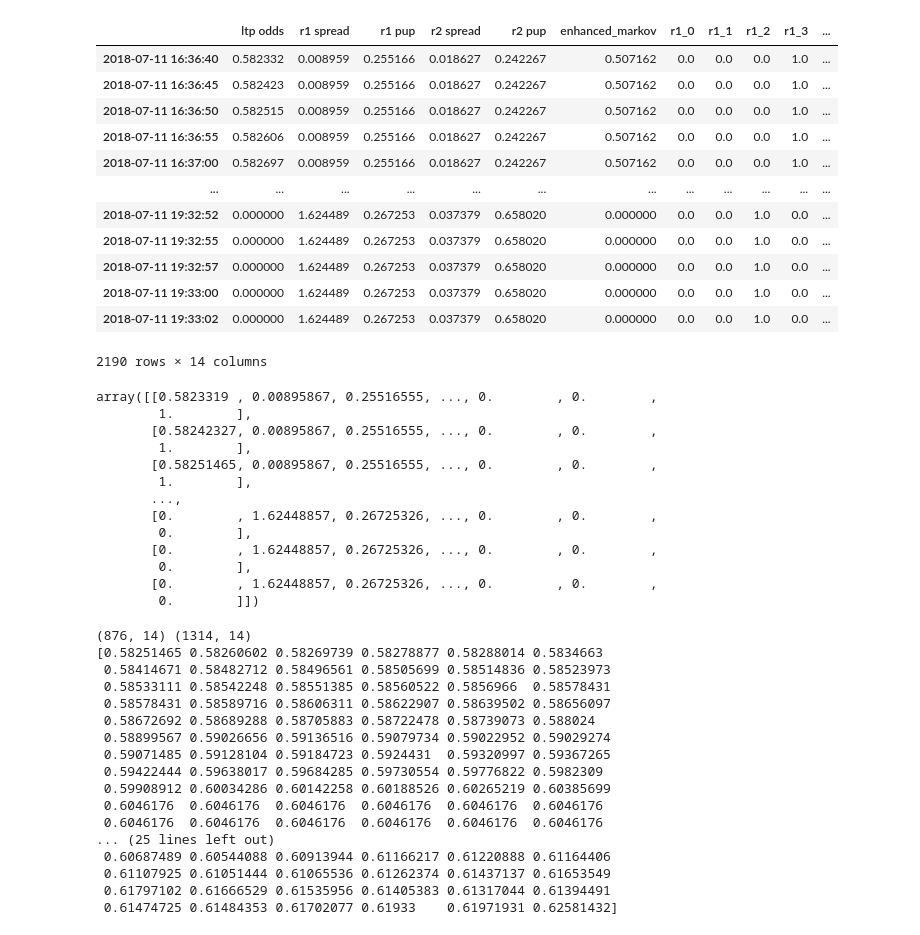
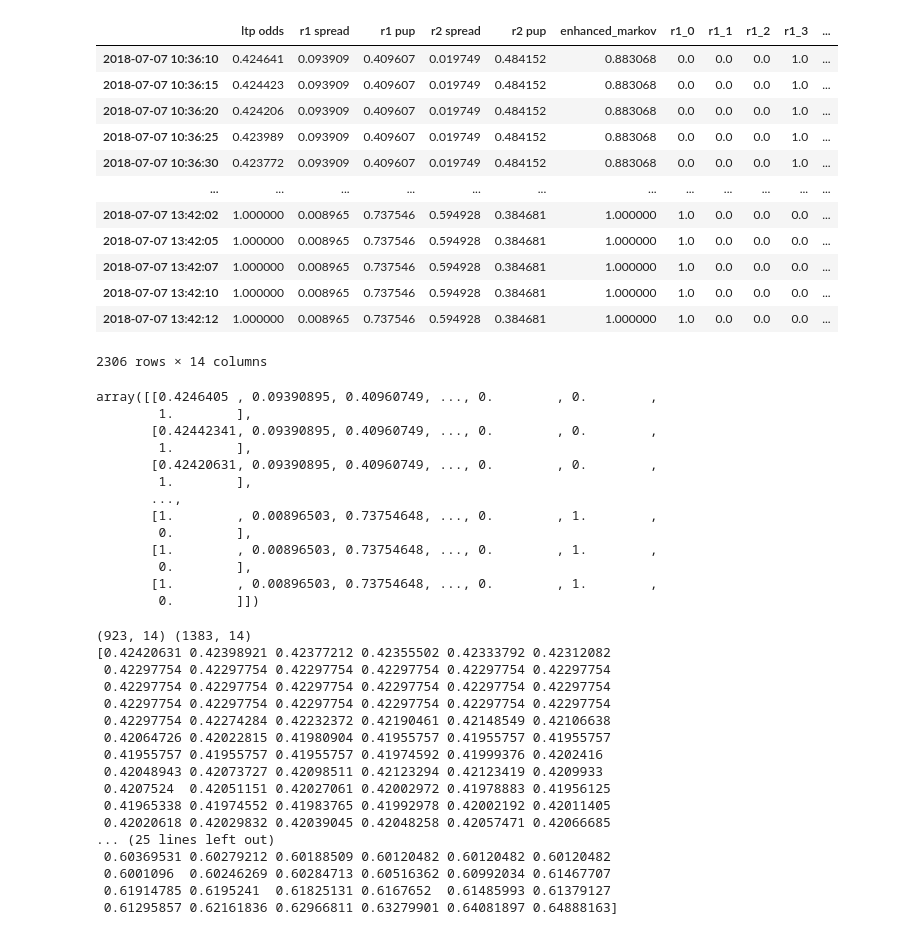
Before and after one commit to dyce135/Algorithmic_Tennis_Betting, a Jupyter notebook: model_benchmark.ipynb, the cells around one changed output. Drawn from its saved outputs; the diff is of its cells as text; code cells hidden in the pictures.

```diff
--- a/model_benchmark.ipynb
+++ b/model_benchmark.ipynb
@@ -17,36 +19,36 @@ To enable the following instructions: AVX2 AVX512F AVX512_VNNI FMA, in other ope
 # %%
-df = pd.read_csv('Data/Train/4105819v2474763.csv', index_col=0)
+df = pd.read_csv('Data/Train/2249345v4423910.csv', index_col=0)
 df
 # %% [output]
 |  | ltp odds | r1 spread | r1 pup | r2 spread | r2 pup | enhanced_markov | r1_0 | r1_1 | r1_2 | r1_3 | ... |
-| 2018-07-11 16:36:40 | 0.582332 | 0.008959 | 0.255166 | 0.018627 | 0.242267 | 0.507162 | 0.0 | 0.0 | 0.0 | 1.0 | ... |
-| 2018-07-11 16:36:45 | 0.582423 | 0.008959 | 0.255166 | 0.018627 | 0.242267 | 0.507162 | 0.0 | 0.0 | 0.0 | 1.0 | ... |
-| 2018-07-11 16:36:50 | 0.582515 | 0.008959 | 0.255166 | 0.018627 | 0.242267 | 0.507162 | 0.0 | 0.0 | 0.0 | 1.0 | ... |
-| 2018-07-11 16:36:55 | 0.582606 | 0.008959 | 0.255166 | 0.018627 | 0.242267 | 0.507162 | 0.0 | 0.0 | 0.0 | 1.0 | ... |
-| 2018-07-11 16:37:00 | 0.582697 | 0.008959 | 0.255166 | 0.018627 | 0.242267 | 0.507162 | 0.0 | 0.0 | 0.0 | 1.0 | ... |
+| 2018-07-07 10:36:10 | 0.424641 | 0.093909 | 0.409607 | 0.019749 | 0.484152 | 0.883068 | 0.0 | 0.0 | 0.0 | 1.0 | ... |
+| 2018-07-07 10:36:15 | 0.424423 | 0.093909 | 0.409607 | 0.019749 | 0.484152 | 0.883068 | 0.0 | 0.0 | 0.0 | 1.0 | ... |
+| 2018-07-07 10:36:20 | 0.424206 | 0.093909 | 0.409607 | 0.019749 | 0.484152 | 0.883068 | 0.0 | 0.0 | 0.0 | 1.0 | ... |
+| 2018-07-07 10:36:25 | 0.423989 | 0.093909 | 0.409607 | 0.019749 | 0.484152 | 0.883068 | 0.0 | 0.0 | 0.0 | 1.0 | ... |
+| 2018-07-07 10:36:30 | 0.423772 | 0.093909 | 0.409607 | 0.019749 | 0.484152 | 0.883068 | 0.0 | 0.0 | 0.0 | 1.0 | ... |
 | ... | ... | ... | ... | ... | ... | ... | ... | ... | ... | ... | ... |
-| 2018-07-11 19:32:52 | 0.000000 | 1.624489 | 0.267253 | 0.037379 | 0.658020 | 0.000000 | 0.0 | 0.0 | 1.0 | 0.0 | ... |
-| 2018-07-11 19:32:55 | 0.000000 | 1.624489 | 0.267253 | 0.037379 | 0.658020 | 0.000000 | 0.0 | 0.0 | 1.0 | 0.0 | ... |
-| 2018-07-11 19:32:57 | 0.000000 | 1.624489 | 0.267253 | 0.037379 | 0.658020 | 0.000000 | 0.0 | 0.0 | 1.0 | 0.0 | ... |
-| 2018-07-11 19:33:00 | 0.000000 | 1.624489 | 0.267253 | 0.037379 | 0.658020 | 0.000000 | 0.0 | 0.0 | 1.0 | 0.0 | ... |
-| 2018-07-11 19:33:02 | 0.000000 | 1.624489 | 0.267253 | 0.037379 | 0.658020 | 0.000000 | 0.0 | 0.0 | 1.0 | 0.0 | ... |
+| 2018-07-07 13:42:02 | 1.000000 | 0.008965 | 0.737546 | 0.594928 | 0.384681 | 1.000000 | 1.0 | 0.0 | 0.0 | 0.0 | ... |
+| 2018-07-07 13:42:05 | 1.000000 | 0.008965 | 0.737546 | 0.594928 | 0.384681 | 1.000000 | 1.0 | 0.0 | 0.0 | 0.0 | ... |
+| 2018-07-07 13:42:07 | 1.000000 | 0.008965 | 0.737546 | 0.594928 | 0.384681 | 1.000000 | 1.0 | 0.0 | 0.0 | 0.0 | ... |
+| 2018-07-07 13:42:10 | 1.000000 | 0.008965 | 0.737546 | 0.594928 | 0.384681 | 1.000000 | 1.0 | 0.0 | 0.0 | 0.0 | ... |
+| 2018-07-07 13:42:12 | 1.000000 | 0.008965 | 0.737546 | 0.594928 | 0.384681 | 1.000000 | 1.0 | 0.0 | 0.0 | 0.0 | ... |
-2190 rows × 14 columns
+2306 rows × 14 columns
 # %%
 data = df.to_numpy()
 data
 # %% [output]
-array([[0.5823319 , 0.00895867, 0.25516555, ..., 0.        , 0.        ,
+array([[0.4246405 , 0.09390895, 0.40960749, ..., 0.        , 0.        ,
         1.        ],
-       [0.58242327, 0.00895867, 0.25516555, ..., 0.        , 0.        ,
+       [0.42442341, 0.09390895, 0.40960749, ..., 0.        , 0.        ,
         1.        ],
-       [0.58251465, 0.00895867, 0.25516555, ..., 0.        , 0.        ,
+       [0.42420631, 0.09390895, 0.40960749, ..., 0.        , 0.        ,
         1.        ],
        ...,
-       [0.        , 1.62448857, 0.26725326, ..., 0.        , 0.        ,
+       [1.        , 0.00896503, 0.73754648, ..., 0.        , 1.        ,
         0.        ],
-       [0.        , 1.62448857, 0.26725326, ..., 0.        , 0.        ,
+       [1.        , 0.00896503, 0.73754648, ..., 0.        , 1.        ,
         0.        ],
-       [0.        , 1.62448857, 0.26725326, ..., 0.        , 0.        ,
+       [1.        , 0.00896503, 0.73754648, ..., 0.        , 1.        ,
         0.        ]])
 # %%
 train, test = train_test_split(data, test_size=0.4, shuffle=False)
@@ -57,23 +59,23 @@ print(test.shape, train.shape)
 print(train_x[2,:,0])
 print(train_y[2,:,0])
 # %% [output]
-(876, 14) (1314, 14)
-[0.58251465 0.58260602 0.58269739 0.58278877 0.58288014 0.5834663
- 0.58414671 0.58482712 0.58496561 0.58505699 0.58514836 0.58523973
- 0.58533111 0.58542248 0.58551385 0.58560522 0.5856966  0.58578431
- 0.58578431 0.58589716 0.58606311 0.58622907 0.58639502 0.58656097
- 0.58672692 0.58689288 0.58705883 0.58722478 0.58739073 0.588024
- 0.58899567 0.59026656 0.59136516 0.59079734 0.59022952 0.59029274
- 0.59071485 0.59128104 0.59184723 0.5924431  0.59320997 0.59367265
- 0.59422444 0.59638017 0.59684285 0.59730554 0.59776822 0.5982309
- 0.59908912 0.60034286 0.60142258 0.60188526 0.60265219 0.60385699
- 0.6046176  0.6046176  0.6046176  0.6046176  0.6046176  0.6046176
- 0.6046176  0.6046176  0.6046176  0.6046176  0.6046176  0.6046176
+(923, 14) (1383, 14)
+[0.42420631 0.42398921 0.42377212 0.42355502 0.42333792 0.42312082
+ 0.42297754 0.42297754 0.42297754 0.42297754 0.42297754 0.42297754
+ 0.42297754 0.42297754 0.42297754 0.42297754 0.42297754 0.42297754
+ 0.42297754 0.42297754 0.42297754 0.42297754 0.42297754 0.42297754
+ 0.42297754 0.42274284 0.42232372 0.42190461 0.42148549 0.42106638
+ 0.42064726 0.42022815 0.41980904 0.41955757 0.41955757 0.41955757
+ 0.41955757 0.41955757 0.41955757 0.41974592 0.41999376 0.4202416
+ 0.42048943 0.42073727 0.42098511 0.42123294 0.42123419 0.4209933
+ 0.4207524  0.42051151 0.42027061 0.42002972 0.41978883 0.41956125
+ 0.41965338 0.41974552 0.41983765 0.41992978 0.42002192 0.42011405
+ 0.42020618 0.42029832 0.42039045 0.42048258 0.42057471 0.42066685
 ... (25 lines left out)
- 0.60687489 0.60544088 0.60913944 0.61166217 0.61220888 0.61164406
- 0.61107925 0.61051444 0.61065536 0.61262374 0.61437137 0.61653549
- 0.61797102 0.61666529 0.61535956 0.61405383 0.61317044 0.61394491
- 0.61474725 0.61484353 0.61702077 0.61933    0.61971931 0.62581432]
+ 0.60369531 0.60279212 0.60188509 0.60120482 0.60120482 0.60120482
+ 0.6001096  0.60246269 0.60284713 0.60516362 0.60992034 0.61467707
+ 0.61914785 0.6195241  0.61825131 0.6167652  0.61485993 0.61379127
+ 0.61295857 0.62161836 0.62966811 0.63279901 0.64081897 0.64888163]
 # %%
 hist = pd.read_csv('train_hist.csv')
 plt.plot(hist['mse'])
```
Also changed, not shown: parts of 9 cells of this notebook, 28 other files.
